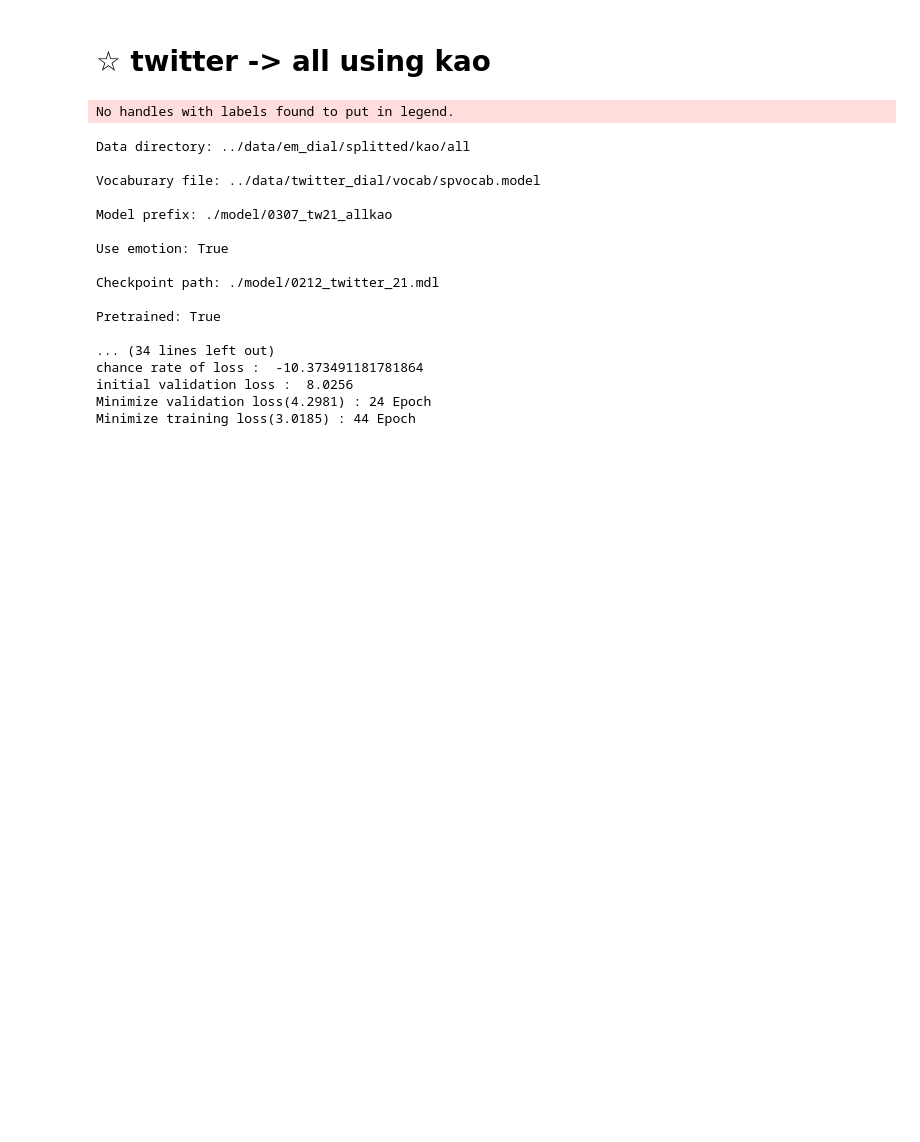
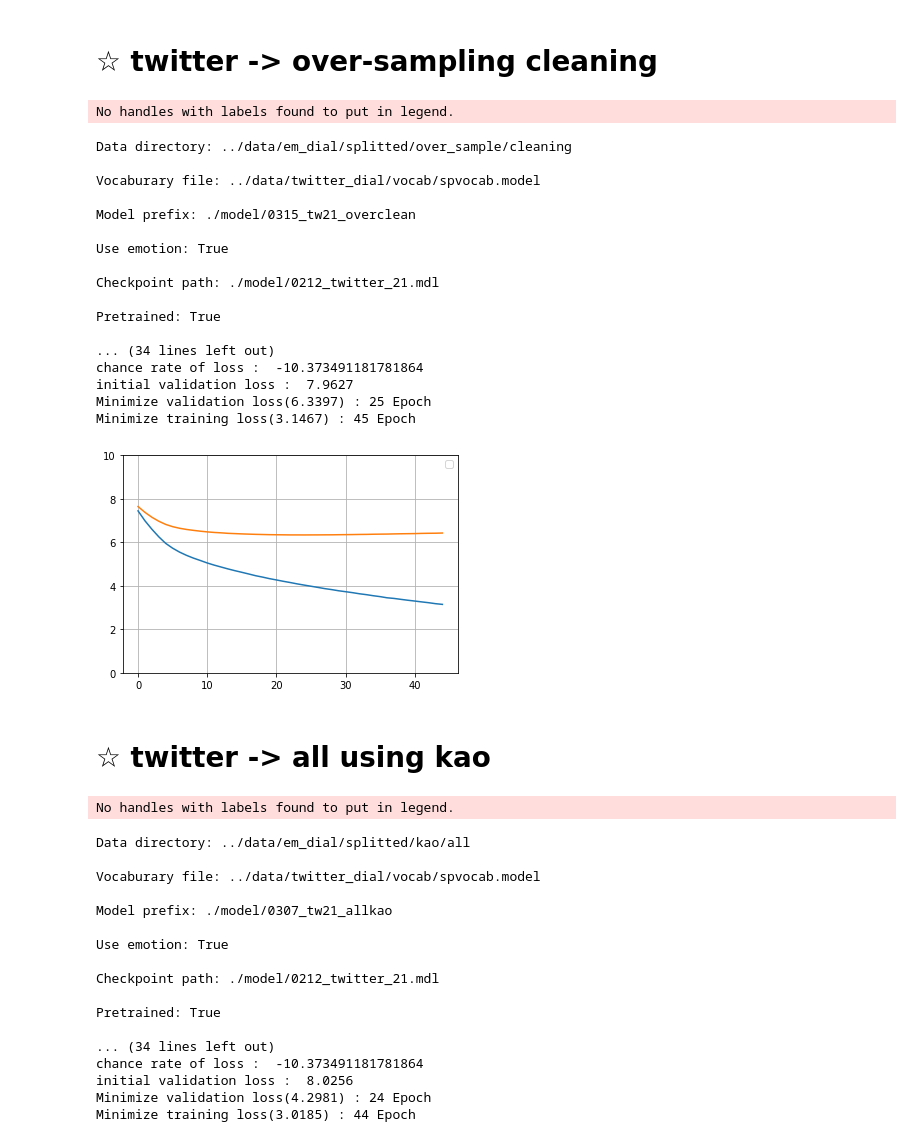
Before and after one commit to AsaiSara/Data_analysis, a Jupyter notebook: log_analyze/log_analyze0307.ipynb, the cells around one changed output. Saved outputs shown, nothing was run; the diff lists cells and outputs as text; code cells hidden in the pictures; blank space fills up the shorter version.

```diff
--- a/log_analyze/log_analyze0307.ipynb
+++ b/log_analyze/log_analyze0307.ipynb
@@ -32,6 +32,32 @@ def plot_loss(log_path, ylim=None, MAX=-1,y_max=None):
         plt.ylim(ylim[0],ylim[1])
     plt.grid()
     plt.show
+# %% [markdown]
+# ☆ twitter  -> over-sampling cleaning
+# %%
+log_path_tw21_overclean =  "../../emotion_dialogue_model/log/train20190315161938.log"
+# %%
+plot_loss(log_path_tw21_overclean, ylim=[0,10],MAX=60)
+# %% [output]
+No handles with labels found to put in legend.
+Data directory: ../data/em_dial/splitted/over_sample/cleaning
+
+Vocaburary file: ../data/twitter_dial/vocab/spvocab.model
+
+Model prefix: ./model/0315_tw21_overclean
+
+Use emotion: True
+
+Checkpoint path: ./model/0212_twitter_21.mdl
+
+Pretrained: True
+
+... (34 lines left out)
+chance rate of loss :  -10.373491181781864
+initial validation loss :  7.9627
+Minimize validation loss(6.3397) : 25 Epoch
+Minimize training loss(3.1467) : 45 Epoch
+[figure, added]
 # %% [markdown]
 # ☆ twitter -> all using kao
 # %%
```
Also changed, not shown: parts of 2 cells of this notebook.
